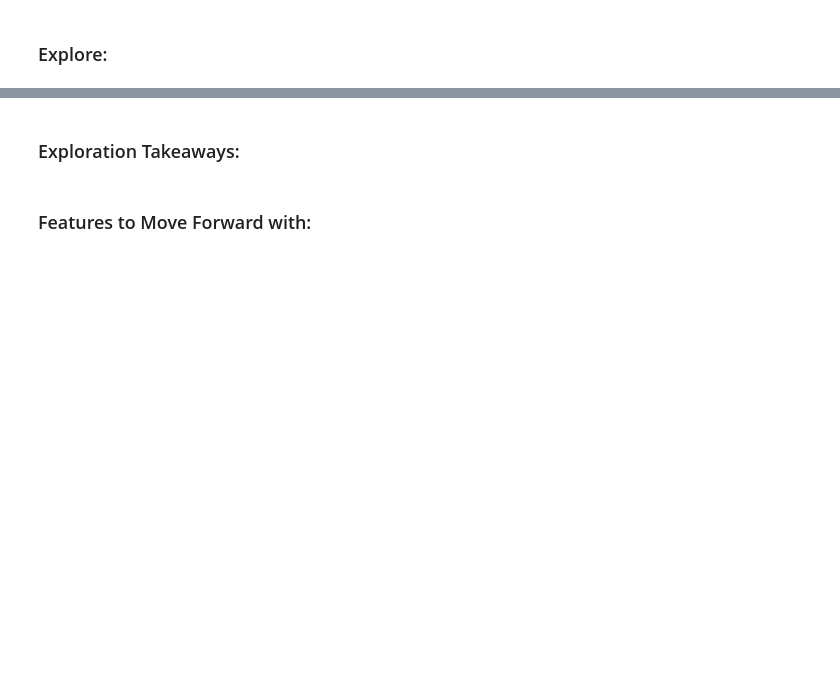
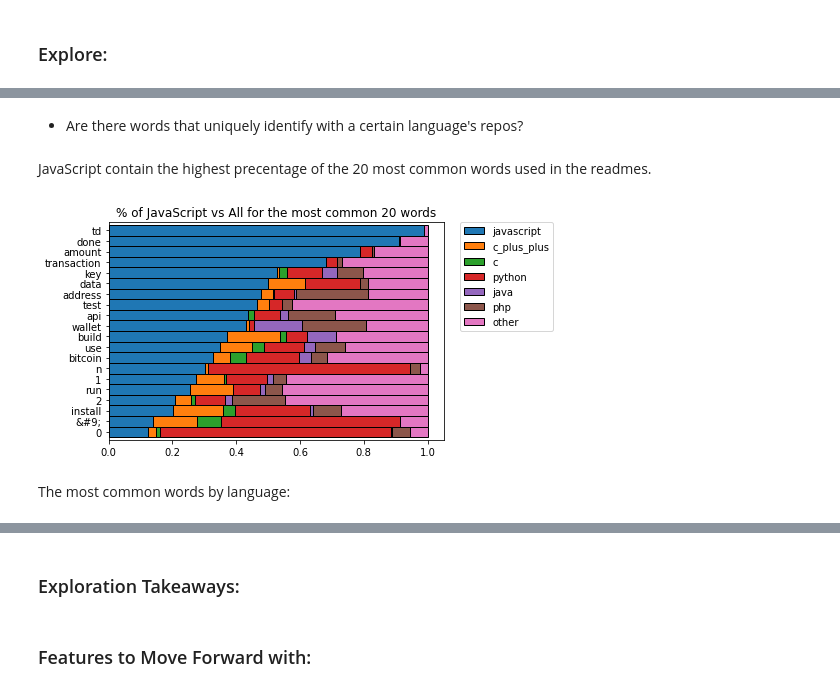
Before and after one commit to TeamAwesomeQuackers/NLP_Project, a Jupyter notebook: Final_NLP_Project.ipynb, the cells around one changed output, grey strips where cells are left out. Cells and saved outputs as stored; diff of their text form; code cells hidden in the pictures; blank space fills up the shorter version.

```diff
--- a/Final_NLP_Project.ipynb
+++ b/Final_NLP_Project.ipynb
@@ -125,3 +116,3 @@ df.shape
 # %%
-# train, validate, test, X_train, y_train, X_validate, y_validate, X_test, y_test = \
-# wrangle.split_repos(df)
+train, validate, test, X_train, y_train, X_validate, y_validate, X_test, y_test = \
+wrangle.split_repos(df)
@@ -145,0 +150,22 @@ df.shape
+# %%
+# remove_stopwords
+
+javascript_words = wrangle.remove_stopwords(str(javascript_words))
+c_plus_plus__words = wrangle.remove_stopwords(str(c_plus_plus__words))
+c_words = wrangle.remove_stopwords(str(c_words))
+python_words = wrangle.remove_stopwords(str(python_words))
+java_words = wrangle.remove_stopwords(str(java_words))
+php_words = wrangle.remove_stopwords(str(php_words))
+other_words = wrangle.remove_stopwords(str(other_words))
+all_words = wrangle.remove_stopwords(str(all_words))
+# %%
+# represent contents as word frequencies
+
+javascript_freq = pd.Series(javascript_words.split()).value_counts()
+c_plus_plus_freq = pd.Series(c_plus_plus__words.split()).value_counts()
+c_freq = pd.Series(c_words.split()).value_counts()
+python_freq = pd.Series(python_words.split()).value_counts()
+java_freq = pd.Series(java_words.split()).value_counts()
+php_freq = pd.Series(php_words.split()).value_counts()
+other_freq = pd.Series(other_words.split()).value_counts()
+all_freq = pd.Series(all_words.split()).value_counts()
@@ -145,0 +174,6 @@ df.shape
+# %%
+# concat all frequencies together into a dataframe
+
+word_counts = pd.concat([javascript_freq, c_plus_plus_freq, c_freq, python_freq, java_freq, php_freq, other_freq, all_freq], axis=1).fillna(0).astype(int)
+word_counts.columns = ['javascript', 'c_plus_plus', 'c', 'python', 'java', 'php', 'other', 'all']
+# word_counts.head()
@@ -145,0 +203,19 @@ df.shape
+# %% [markdown]
+- Are there words that uniquely identify with a certain language's repos?
+# %% [markdown]
+JavaScript contain the highest precentage of the 20 most common words used in the readmes.
+# %%
+(word_counts.sort_values('all', ascending=False)
+ .head(20)
+ .apply(lambda row: row/row['all'], axis = 1)
+ .drop(columns = 'all')
+ .sort_values(by = 'javascript')
+ .plot.barh(stacked = True, width = 1, ec = 'k')
+)
+plt.title('% of JavaScript vs All for the most common 20 words')
+
+plt.legend(bbox_to_anchor=(1.05, 1), loc='upper left', borderaxespad=0);
+# %% [output]
+[figure, added]
+# %% [markdown]
+The most common words by language:
```
Also changed, not shown: parts of 22 cells of this notebook.
